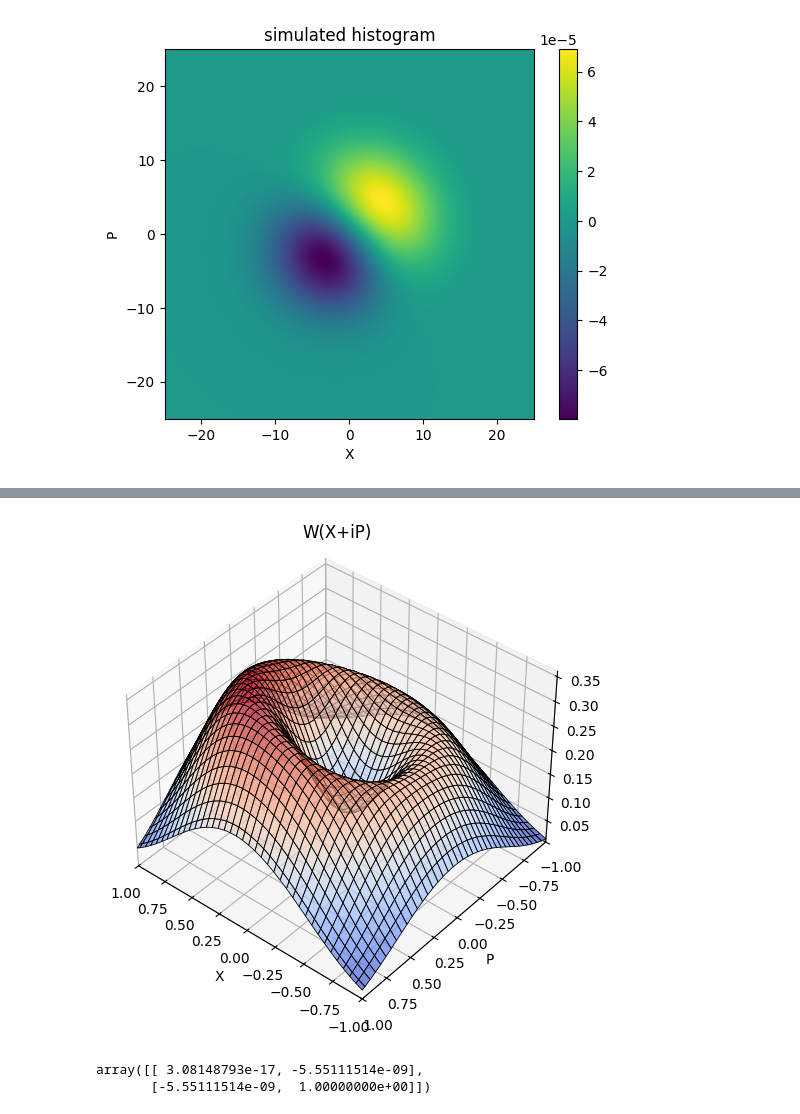
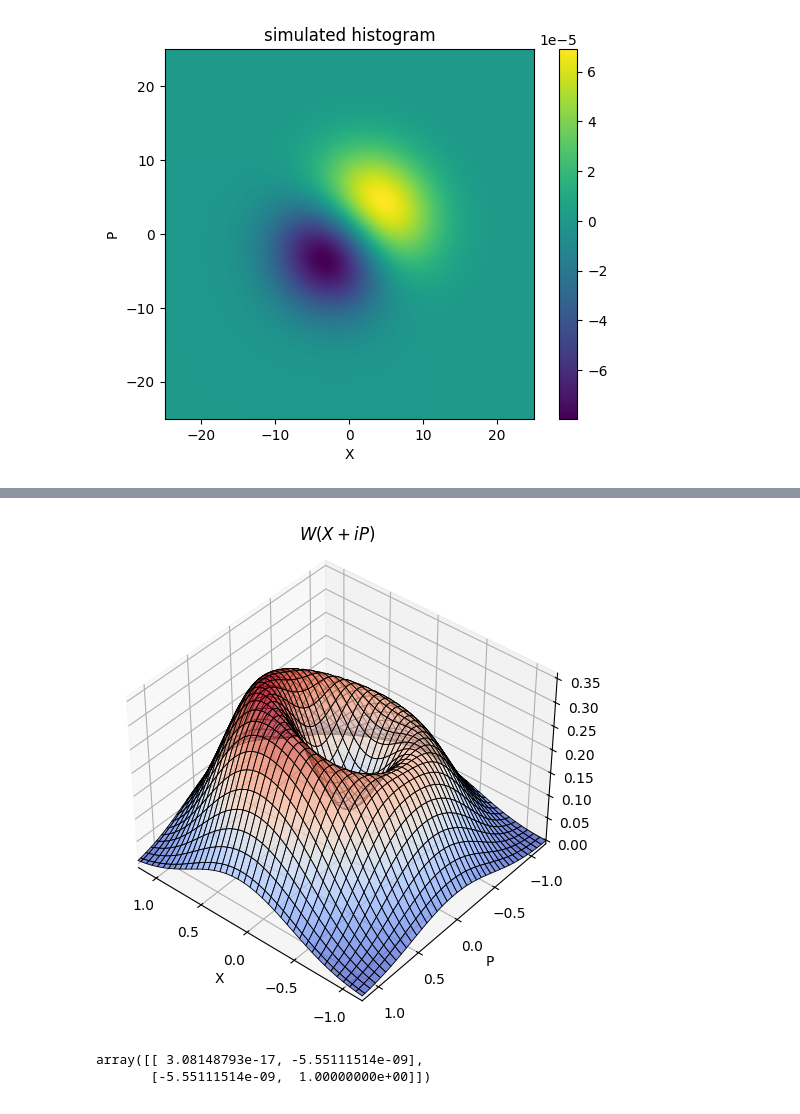
Before and after one commit to ElenBOT/tomography, a Jupyter notebook: examples.ipynb, the cells around one changed output, grey strips where cells are left out. Drawn from its saved outputs; the diff is of its cells as text; code cells hidden in the pictures.

```diff
--- a/examples.ipynb
+++ b/examples.ipynb
@@ -76,6 +80,6 @@ plot_moments_bar_diagram(moments, title='moments of the simulated histogram')
 # Construct winger function from given moments
 lambd = generate_complex_2dcoord(5, 51)
 W = get_winger_function_func(3, 3, lambd, moments)
-alpha = generate_complex_2dcoord(1, 151)
+alpha = generate_complex_2dcoord(1.2, 151)
 W_values = W(alpha)
 # %%
@@ -85,8 +89,8 @@ plot_complex_2dfunc(np.real(W_values), alpha, title='W(X+iP)', cmap='bwr')
 # %%
-plot_complex_2dfunc_in3d(np.real(W_values), alpha, title='W(X+iP)',
+plot_complex_2dfunc_in3d(np.real(W_values), alpha, title='$W(X+iP)$',
                          elev=40, azim=130)
 # %% [output]
-[figure, old version]
+[figure, new version]
 # %%
 # single photon state |1>. <1|a†a|1> = 1, others are zero, trivially
 # moments = {'a00': 1, 'a11': 1}
```
Also changed, not shown: parts of 4 cells of this notebook, 2 other files.
